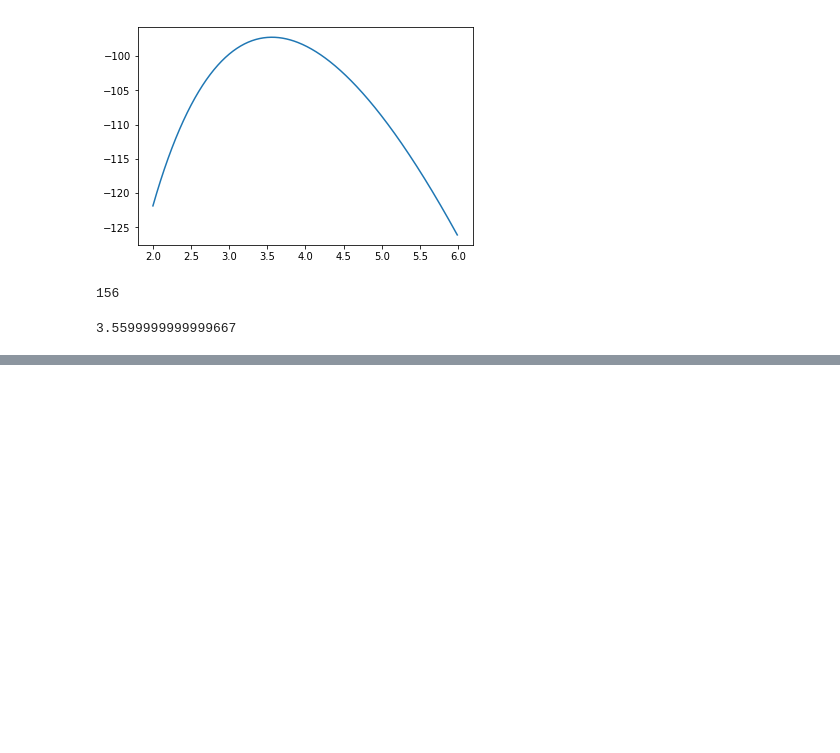
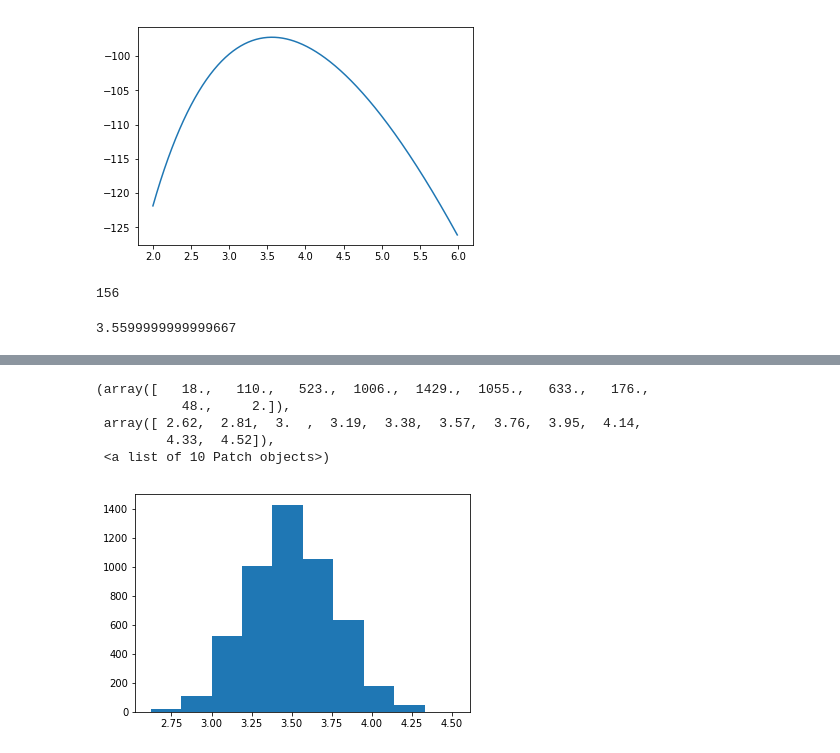
Before and after one commit to Aipakazuma/green_book, a Jupyter notebook: 2/2_確立分布と統計モデルの最尤推定.ipynb, the cells around one changed output, grey strips where cells are left out. Cells and saved outputs as stored; diff of their text form; code cells hidden in the pictures; blank space fills up the shorter version.

```diff
--- a/2/2_確立分布と統計モデルの最尤推定.ipynb
+++ b/2/2_確立分布と統計モデルの最尤推定.ipynb
@@ -185,0 +215,9 @@ __lambda[156]
+# %%
+plt.hist(rpois(5000, 50, 3.5).mean(axis=1))
+# %% [output]
+(array([   18.,   110.,   523.,  1006.,  1429.,  1055.,   633.,   176.,
+           48.,     2.]),
+ array([ 2.62,  2.81,  3.  ,  3.19,  3.38,  3.57,  3.76,  3.95,  4.14,
+         4.33,  4.52]),
+ <a list of 10 Patch objects>)
+[figure, added]
```
Also changed, not shown: parts of 10 cells of this notebook.
